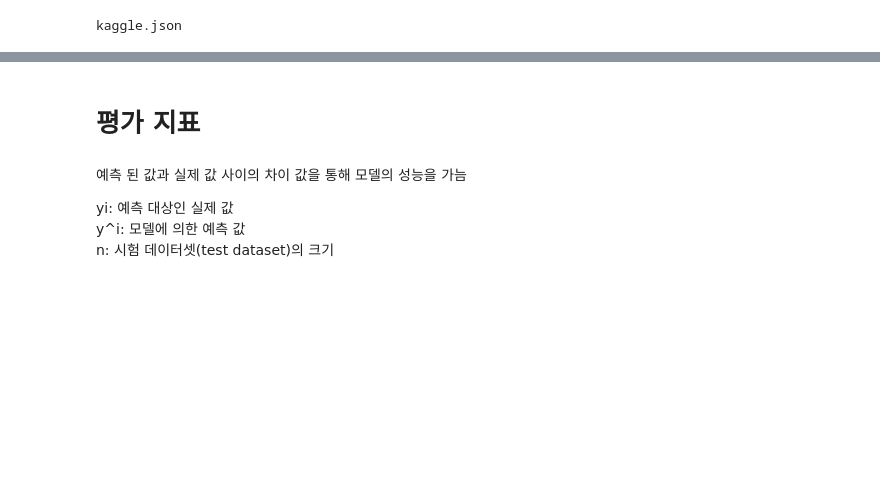
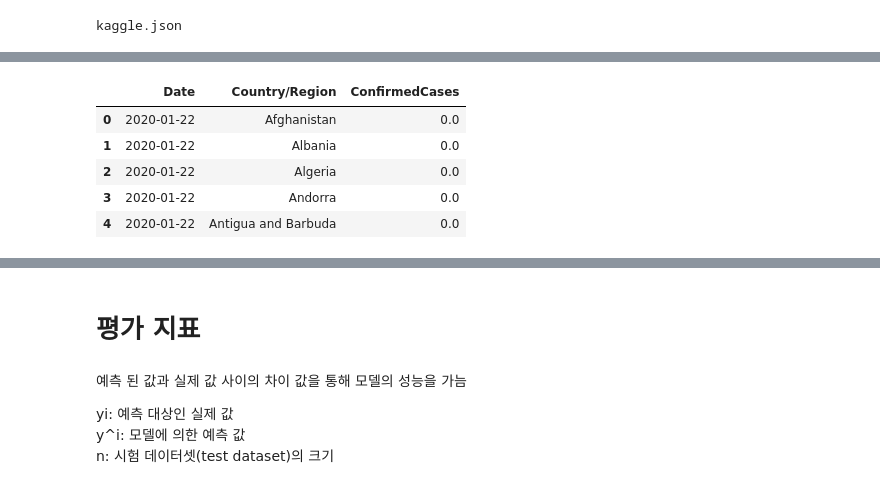
Before and after one commit to limhasic/TimeSeries_Anomaly_Detection, a Jupyter notebook: 강의자료_시계열.ipynb, the cells around one changed output, grey strips where cells are left out. Cells and saved outputs as stored; diff of their text form; code cells hidden in the pictures; blank space fills up the shorter version.

```diff
--- a/강의자료_시계열.ipynb
+++ b/강의자료_시계열.ipynb
@@ -56,0 +117,11 @@ Downloading novel-corona-virus-2019-dataset.zip to /content
+# %%
+group = train_data.groupby(['Date', 'Country/Region'])['ConfirmedCases'].sum()
+group = group.reset_index()
+group.head()
+# %% [output]
+|  | Date | Country/Region | ConfirmedCases |
+| 0 | 2020-01-22 | Afghanistan | 0.0 |
+| 1 | 2020-01-22 | Albania | 0.0 |
+| 2 | 2020-01-22 | Algeria | 0.0 |
+| 3 | 2020-01-22 | Andorra | 0.0 |
+| 4 | 2020-01-22 | Antigua and Barbuda | 0.0 |
```
Also changed, not shown: parts of 16 cells of this notebook.
